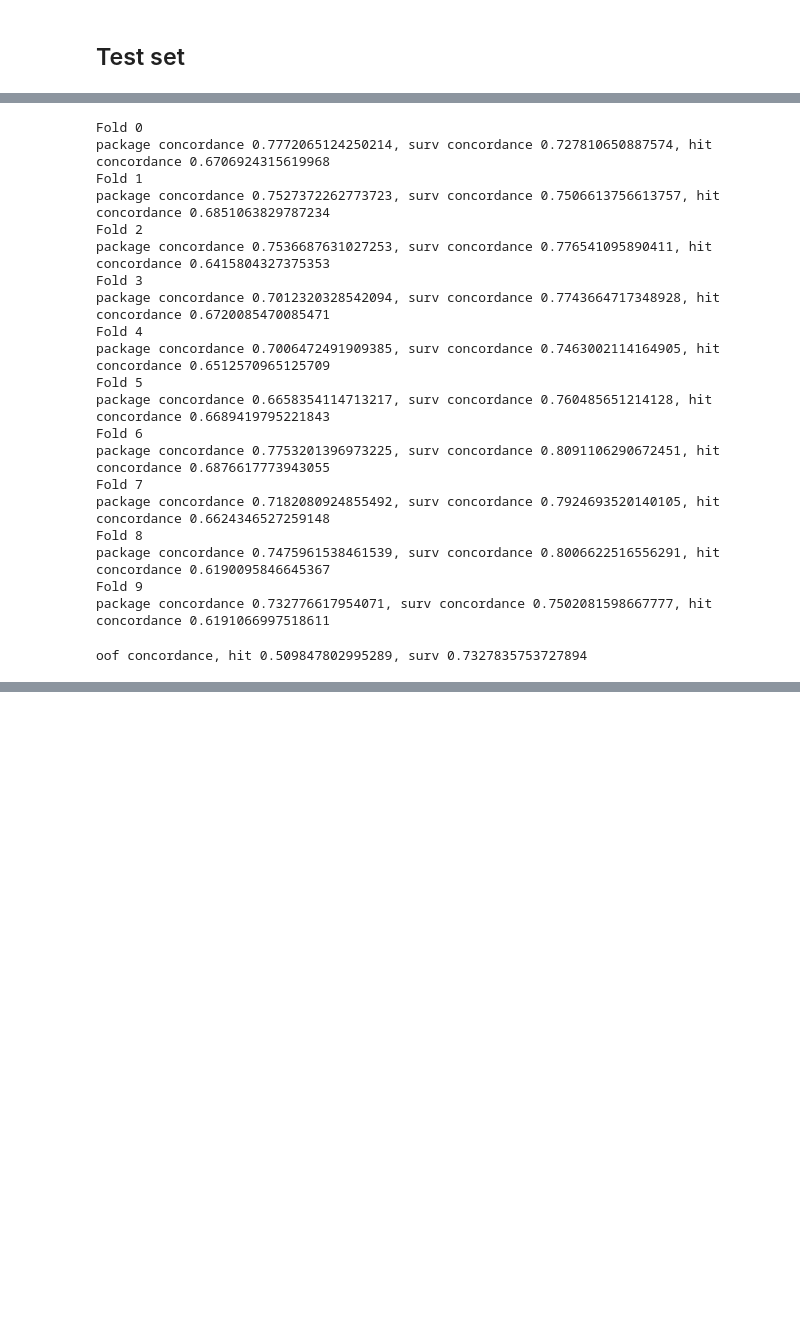
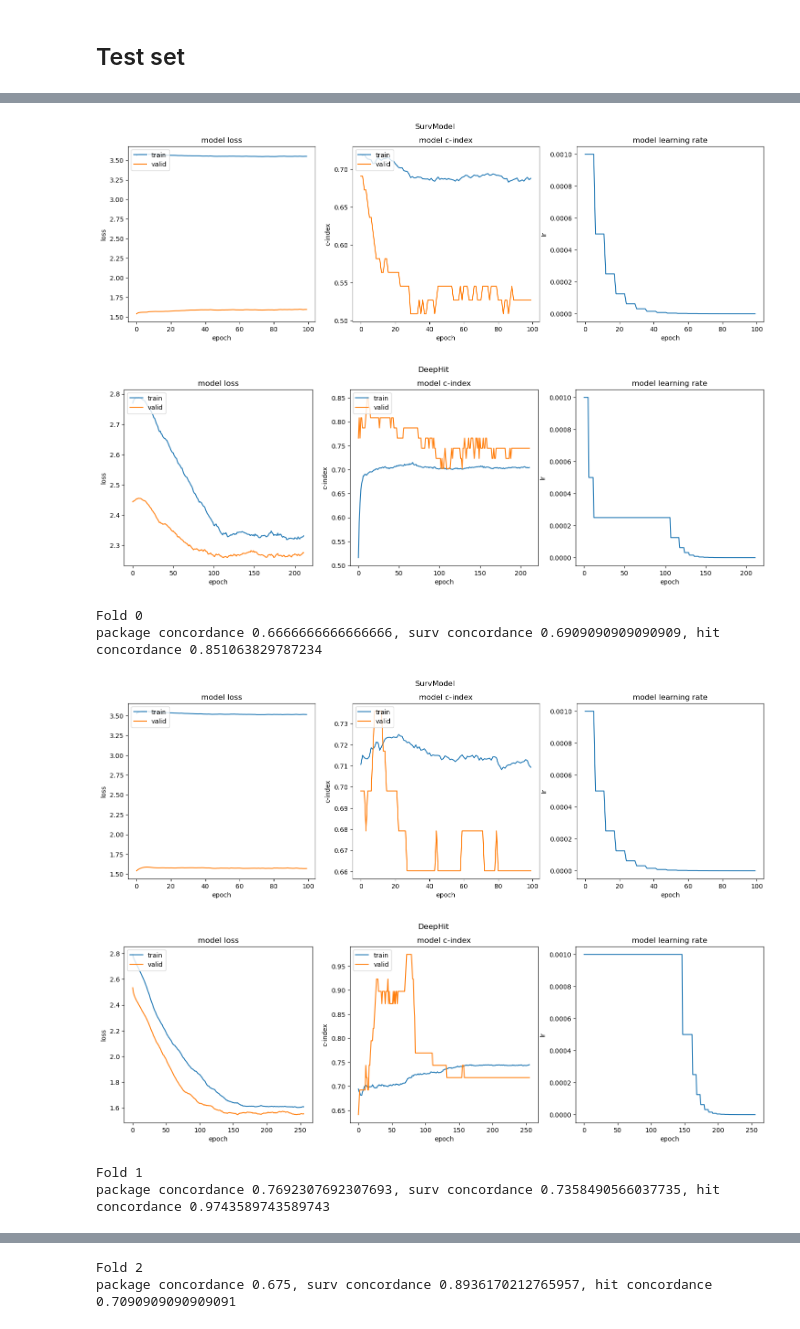
Before and after one commit to SzymonOzog/Deep-Learning-In-Survival-Analysis, a Jupyter notebook: ModelEvaluation.ipynb, the cells around one changed output, grey strips where cells are left out. Saved outputs shown, nothing was run; the diff lists cells and outputs as text; code cells hidden in the pictures; blank space fills up the shorter version.

```diff
--- a/ModelEvaluation.ipynb
+++ b/ModelEvaluation.ipynb
@@ -26 +27,8 @@ from ray import tune
 pd.set_option('display.max_columns', None)
+# %%
+import sksurv
+print(sksurv.__version__)
+df, y = sksurv.datasets.load_whas500()
+df = df.join(pd.DataFrame(y))
+# print how many null values are in each column?
+df
@@ -179,6 +198,7 @@ warnings.simplefilter(action='ignore', category=FutureWarning)
 
 
 TIME_BINS = 20
+BATCH_SIZE = 99999
 
 oof_preds_surv = np.zeros((df_train.shape[0], 1))
 oof_preds_hit = np.zeros((df_train.shape[0], TIME_BINS))
@@ -188,70 +208,57 @@ for i, (train_index, test_index) in enumerate(kf.split(df_train)):
     train = df_clear.iloc[train_index]
     valid = df_clear.iloc[test_index]
 
-    model = SurvModel(df_train.copy(), events_col=event_col, time_col=duration_col, layers = [16,16,16,16], residual=True)
+    model = SurvModel(df_train.copy(), batch_size=BATCH_SIZE, events_col=event_col, time_col=duration_col, layers = [16,16,16,16], residual=True)
 
-    history_surv = model.fit(epochs=300, lr=0.01, verbose=False, train_index=train_index, valid_index=test_index)
+    history_surv = model.fit(epochs=300, lr=0.001, verbose=False, train_index=train_index, valid_index=test_index)
     oof_preds_surv[test_index] = model.predict(test_index)
-    #utils.plot_history(history_surv, 'SurvModel')
+    utils.plot_history(history_surv, 'SurvModel')
 
-    hit_model = DeepHitModel(df_train.copy(), events_col=event_col, time_col=duration_col, time_bins=TIME_BINS, interpolation_steps=10, layers = [32] * 7, dropout=0.4)
-    history_hit = hit_model.fit(epochs=300, train_index=train_index, valid_index=test_index, lr=0.01, verbose=False)
+    hit_model = DeepHitModel(df_train.copy(), batch_size=BATCH_SIZE, events_col=event_col, time_col=duration_col, time_bins=TIME_BINS, interpolation_steps=10, layers = [64] * 3, dropout=0.4)
+    history_hit = hit_model.fit(epochs=300, train_index=train_index, valid_index=test_index, lr=0.001, verbose=False)
 
 
 
     oof_preds_hit[test_index] = hit_model.predict(test_index)
-    #utils.plot_history(history_hit, 'DeepHit')
+    utils.plot_history(history_hit, 'DeepHit')
 
     num_durations = 10
     labtrans = DeepHitSingle.label_transform(num_durations)
 
     x = train.drop([event_col, duration_col], axis=1).values.astype('float32')
     y = labtrans.fit_transform(train[duration_col].values, train[event_col].values)
 
     val_x = valid.drop([event_col, duration_col], axis=1).values.astype('float32')
     val_y = labtrans.fit_transform(valid[duration_col].values, valid[event_col].values)
 
 
     in_features = x.shape[1]
     num_nodes = [64, 32, 16]
     out_features = num_durations
     batch_norm = True
     dropout = 0.1
     output_bias = False
     net = tt.practical.MLPVanilla(in_features, num_nodes, out_features, batch_norm, dropout, output_bias = output_bias).float()
 
     m = DeepHitSingle(net, tt.optim.Adam)
     m.optimizer.set_lr(0.01)
-    log = m.fit(x, y, batch_size=256, epochs=50, verbose=False)
+    log = m.fit(x, y, batch_size=BATCH_SIZE, epochs=50, verbose=False)
 
     surv = m.predict_surv_df(val_x)
     ev = EvalSurv(surv, val_y[0], val_y[1], censor_surv='km')
 
     print(f'Fold {i}')
     #print(f'loss {losses.negative_likelihood_loss(valid_preds, torch.tensor(valid[duration_col].values, dtype=torch.float))}')
     print(f'package concordance {ev.concordance_td("antolini")}, surv concordance {np.max(history_surv["val_c_index"])}, hit concordance {np.max(history_hit["val_c_index"])}')
 hit_oof = hit_model.concordance_index(torch.tensor(oof_preds_hit), (torch.tensor(hit_model.x), torch.tensor(hit_model.events), torch.tensor(hit_model.time), torch.tensor(hit_model.continous_time), torch.tensor(hit_model.mask )))
 surv_oof = model.concordance_index(torch.tensor(oof_preds_surv), (torch.tensor(model.x), torch.tensor(model.events), torch.tensor(model.time)))
 print(f'oof concordance, hit {hit_oof}, surv {surv_oof} ')
 # %% [output]
+[figure, added]
+[figure, added]
 Fold 0
-package concordance 0.7772065124250214, surv concordance 0.727810650887574, hit concordance 0.6706924315619968
-Fold 1
-package concordance 0.7527372262773723, surv concordance 0.7506613756613757, hit concordance 0.6851063829787234
-Fold 2
-package concordance 0.7536687631027253, surv concordance 0.776541095890411, hit concordance 0.6415804327375353
-Fold 3
-package concordance 0.7012320328542094, surv concordance 0.7743664717348928, hit concordance 0.6720085470085471
-Fold 4
-package concordance 0.7006472491909385, surv concordance 0.7463002114164905, hit concordance 0.6512570965125709
-Fold 5
-package concordance 0.6658354114713217, surv concordance 0.760485651214128, hit concordance 0.6689419795221843
-Fold 6
-package concordance 0.7753201396973225, surv concordance 0.8091106290672451, hit concordance 0.6876617773943055
-Fold 7
-package concordance 0.7182080924855492, surv concordance 0.7924693520140105, hit concordance 0.6624346527259148
-Fold 8
-package concordance 0.7475961538461539, surv concordance 0.8006622516556291, hit concordance 0.6190095846645367
-Fold 9
-package concordance 0.732776617954071, surv concordance 0.7502081598667777, hit concordance 0.6191066997518611
+package concordance 0.6666666666666666, surv concordance 0.6909090909090909, hit concordance 0.851063829787234
+[figure, added]
+[figure, added]
-oof concordance, hit 0.509847802995289, surv 0.7327835753727894
+Fold 1
+package concordance 0.7692307692307693, surv concordance 0.7358490566037735, hit concordance 0.9743589743589743
@@ -257,0 +267,2 @@ oof concordance, hit 0.509847802995289, surv 0.7327835753727894
+Fold 2
+package concordance 0.675, surv concordance 0.8936170212765957, hit concordance 0.7090909090909091
```
Also changed, not shown: parts of 16 cells of this notebook.
